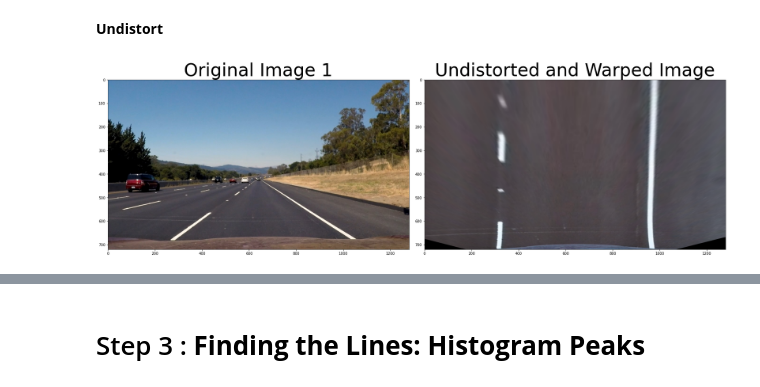
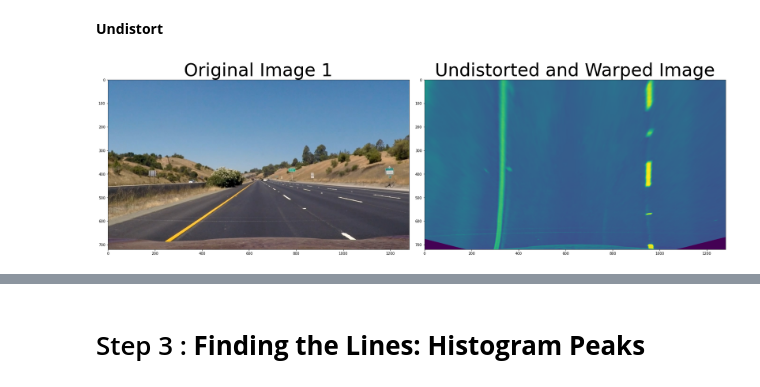
Before and after one commit to oussama95boussaid/Lane_Finding_Project, a Jupyter notebook: Perspective_Transformation.ipynb, the cells around one changed output, grey strips where cells are left out. Cells and saved outputs as stored; diff of their text form; code cells hidden in the pictures.

```diff
--- a/Perspective_Transformation.ipynb
+++ b/Perspective_Transformation.ipynb
@@ -72,38 +119,3 @@ for fname in testImages:
     fileName, img = fname
     Undist = cal_undistort(img, mtx, dist)
     Undist_images.append(Undist)
-# %%
-def unwarp(img):
-
-    # Convert to grayscale
-    gray = cv2.cvtColor(img,cv2.COLOR_BGR2GRAY)
-
-    # Grab the image shape
-    img_size = (gray.shape[1], gray.shape[0])
-
-    # For source points I'm grabbing the outer four detected corners
-    src = np.float32(
-    [[(img_size[0] / 2) - 62, img_size[1] / 2 + 100],
-    [((img_size[0] / 6) - 10), img_size[1]],
-    [(img_size[0] * 5 / 6) + 60, img_size[1]],
-    [(img_size[0] / 2 + 62), img_size[1] / 2 + 100]])
-
-    #print(src)
-
-    # For destination points, I'm arbitrarily choosing some points to be
-    # a nice fit for displaying our warped result
-    # again, not exact, but close enough for our purposes
-    dst = np.float32(
-    [[(img_size[0] / 4), 0],
-    [(img_size[0] / 4), img_size[1]],
-    [(img_size[0] * 3 / 4), img_size[1]],
-    [(img_size[0] * 3 / 4), 0]])
-
-    #print(dst)
-
-    # Given src and dst points, calculate the perspective transform matrix
-    M = cv2.getPerspectiveTransform(src, dst)
-    # Warp the image using OpenCV warpPerspective()
-    warped = cv2.warpPerspective(img, M,img_size , flags=cv2.INTER_LINEAR)
-
-    return warped
@@ -117,12 +122,17 @@ for img in Undist_images:
+# %%
+binary_hls = hls_select(Undist_images[1])
+binary_hls = cv2.cvtColor(Undist_images[1], cv2.COLOR_RGB2GRAY)
+# %%
+binary_warped = unwarp(binary_hls)
 # %%
 # the first warped image
 f, (ax1, ax2) = plt.subplots(1, 2, figsize=(24, 9))
 f.tight_layout()
-ax1.imshow(Test_imgsToShow[0])
+ax1.imshow(Test_imgsToShow[1])
 ax1.set_title('Original Image 1', fontsize=50)
-ax2.imshow(Undistorted_Warped_imgs[0])
+ax2.imshow(binary_warped)
 ax2.set_title('Undistorted and Warped Image', fontsize=50)
 plt.subplots_adjust(left=0., right=1, top=0.9, bottom=0.)
 plt.savefig("Undistorted_ Warped.png")
 # %% [output]
-[figure, old version]
+[figure, new version]
```
Also changed, not shown: parts of 15 cells of this notebook, 2 other files.
